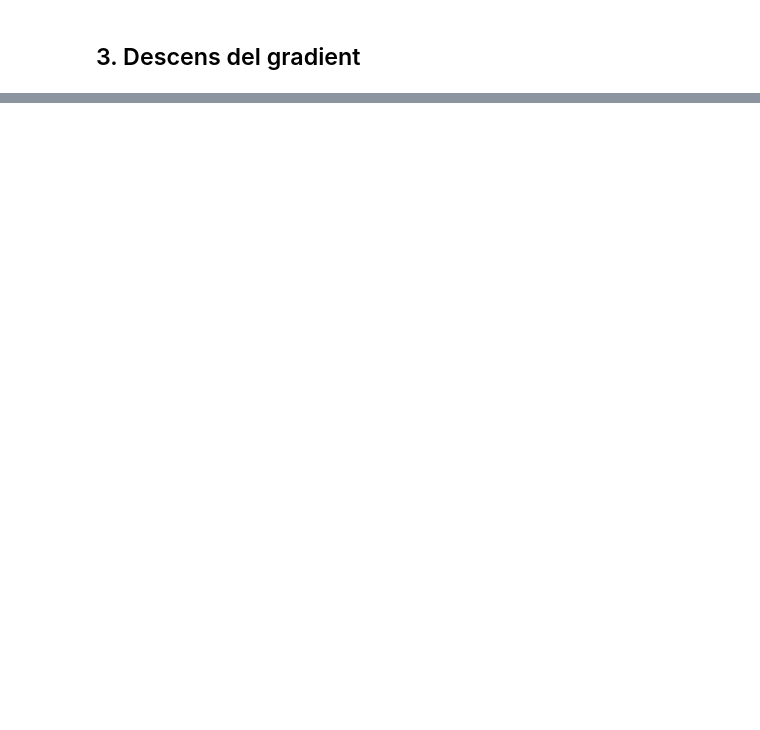
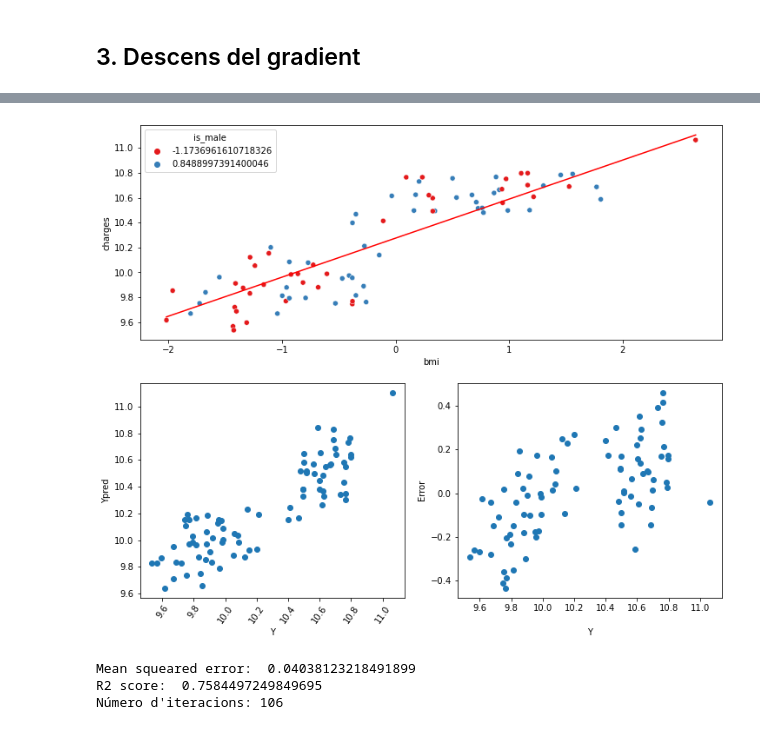
Before and after one commit to AlbaFernandezCor/Practica1_ApC, a Jupyter notebook: PràcticaPreDef.ipynb, the cells around one changed output, grey strips where cells are left out. Saved outputs shown, nothing was run; the diff lists cells and outputs as text; code cells hidden in the pictures; blank space fills up the shorter version.

```diff
--- a/PràcticaPreDef.ipynb
+++ b/PràcticaPreDef.ipynb
@@ -667,0 +708,3 @@ plt.show()
+# %%
+XF_train, XF_test, YF_train, YF_test = train_test_split(fnorm, fylog, test_size=0.3, random_state=99)
+XNF_train, XNF_test, YNF_train, YNF_test = train_test_split(nfnorm, nfylog, test_size=0.3, random_state=99)
@@ -667,0 +824,7 @@ plt.show()
+# %%
+RegressioSimpleGD(0.05, 1000, 0.000001, 'bmi', XF_train, YF_train, XF_test, YF_test)
+# %% [output]
+[figure, added]
+Mean squeared error:  0.04038123218491899
+R2 score:  0.7584497249849695
+Número d'iteracions: 106
```
Also changed, not shown: parts of 37 cells of this notebook.
